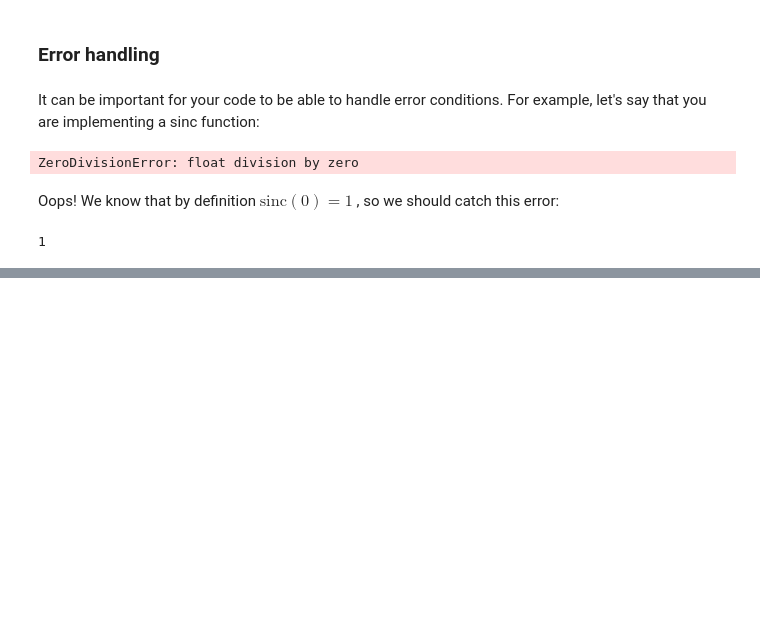
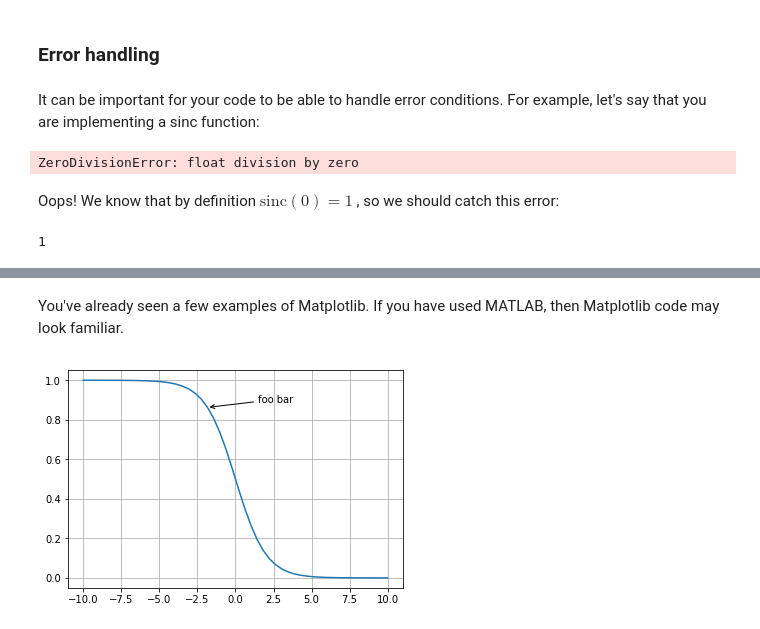
Before and after one commit to lpsinger/astropy-tutorial, a Jupyter notebook: python-intro.ipynb, the cells around one changed output, grey strips where cells are left out. Saved outputs shown, nothing was run; the diff lists cells and outputs as text; code cells hidden in the pictures; blank space fills up the shorter version.

```diff
--- a/python-intro.ipynb
+++ b/python-intro.ipynb
@@ -677,0 +836,13 @@ print(sinc(0))
+# %% [markdown]
+You've already seen a few examples of Matplotlib. If you have used MATLAB, then Matplotlib code may look familiar.
+# %%
+x = np.linspace(-10, 10)
+y = 1 / (1 + np.exp(x))
+plt.plot(x, y)
+plt.annotate(
+    'foo bar', (x[20], y[20]), (50, 5),
+    textcoords='offset points',
+    arrowprops={'arrowstyle': '->'})
+plt.grid()
+# %% [output]
+[figure, added]
```
Also changed, not shown: parts of 39 cells of this notebook.
